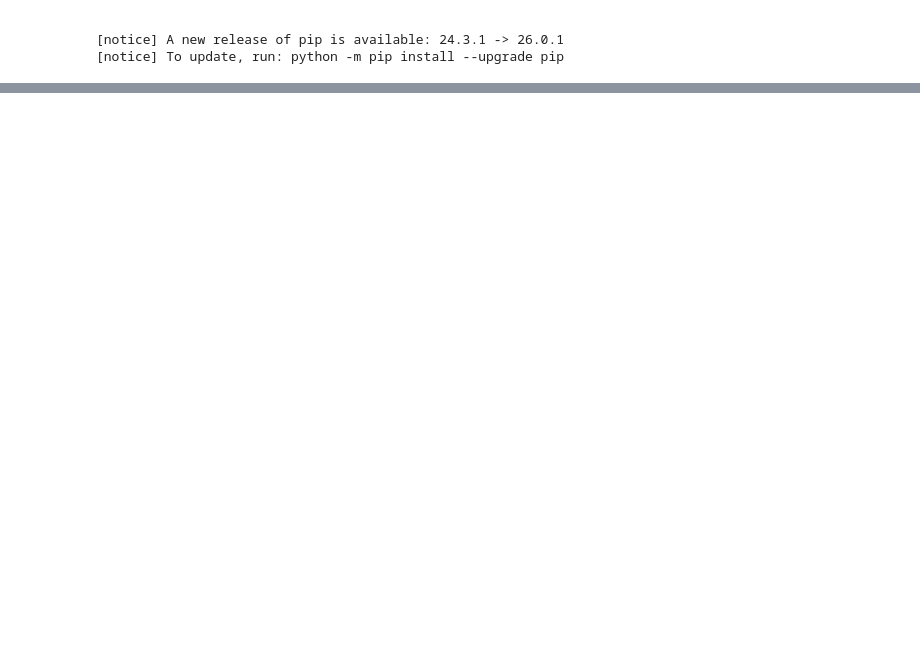
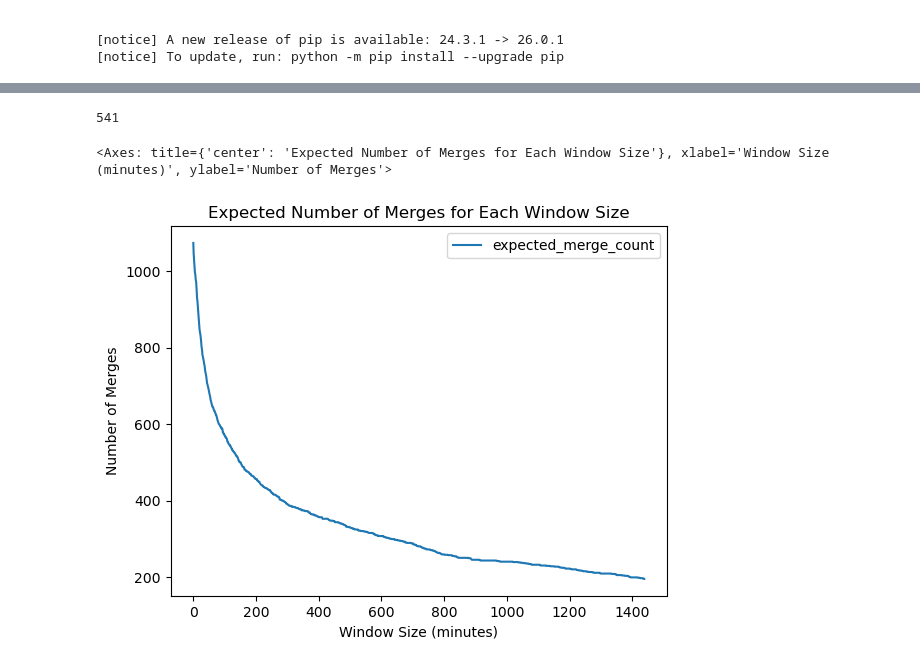
Before and after one commit to jfreuden/obidian-git-overcommiting, a Jupyter notebook: notebooks/compress-commit-spam.ipynb, the cells around one changed output, grey strips where cells are left out. Saved outputs shown, nothing was run; the diff lists cells and outputs as text; code cells hidden in the pictures; blank space fills up the shorter version.

```diff
--- a/notebooks/compress-commit-spam.ipynb
+++ b/notebooks/compress-commit-spam.ipynb
@@ -74,10 +78,12 @@ beginning_of_today = datetime.now().replace(hour=0, minute=0, second=0, microsec
 # %%
 repo = Repo(str(REPO_PATH), search_parent_directories=True)
 working_branch = repo.branches[WORKING_BRANCH_NAME]
-working_head = working_branch.commit # TODO: Set working_head to latest commit from yesterday
+working_head = working_branch.commit
 default_branch = repo.branches[DEFAULT_BRANCH_NAME]
 default_head = default_branch.commit
 intermediate_branch = repo.branches[INTERMEDIATE_BRANCH_NAME]
 intermediate_head = intermediate_branch.commit
-commits: list[git.Commit] = list(repo.iter_commits())  # default: HEAD history (newest -> oldest)
-len(commits)
+
+working_commits = list(repo.iter_commits(working_head))
+merged_commits = list(repo.iter_commits(intermediate_head))
+cherry_picked_commits = list(repo.iter_commits(default_head))
@@ -112,0 +140,4 @@ len(missing_commits)
+# %%
+len(new_merge_commits)
+# %% [output]
+541
@@ -112,0 +158,38 @@ len(missing_commits)
+# %%
+# DIVERSION! Let's plot how many commits I'll have for each window size:
+
+all_new_commits = set(working_commits) - set(merged_commits) # The set of all commits in the working branch that aren't in the intermediate branch
+new_commits = [commit for commit in all_new_commits if commit.committed_datetime < beginning_of_today]
+
+if len(new_commits) == 0:
+    print("No new commits from past days found")
+    exit(0)
+
+new_commits.sort(key=lambda x: x.committed_datetime, reverse=True)
+backup_new_commits = new_commits.copy()
+
+
+expected_merge_counts = []
+for i in range(60, 24 * 60 * 60, 60):
+    new_commits = backup_new_commits.copy()
+
+    # With the sorted list of commits in order, we can now bin them into windows.
+    # pop the next commit, keep popping until the last commit popped is beyond the window size
+    merge_points = []
+    pointer = new_commits.pop()
+    next_pointer = None
+    while len(new_commits) > 0:
+        next_pointer = new_commits.pop()
+        if next_pointer.committed_datetime >= pointer.committed_datetime + timedelta(seconds=i):
+            merge_points.append(pointer)
+            pointer = next_pointer
+    merge_points.append(pointer)
+
+    expected_merge_counts.append(len(merge_points))
+
+expected_merge_counts
+# %%
+pd.DataFrame({"expected_merge_count": expected_merge_counts}).plot(xlabel="Window Size (minutes)", ylabel="Number of Merges", title="Expected Number of Merges for Each Window Size")
+# %% [output]
+<Axes: title={'center': 'Expected Number of Merges for Each Window Size'}, xlabel='Window Size (minutes)', ylabel='Number of Merges'>
+[figure, added]
```
Also changed, not shown: parts of 13 cells of this notebook.
